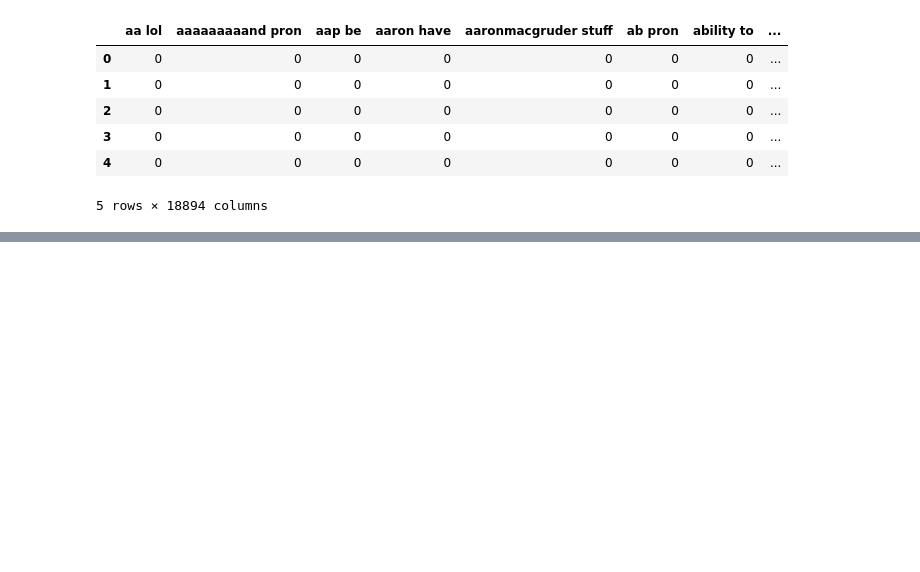
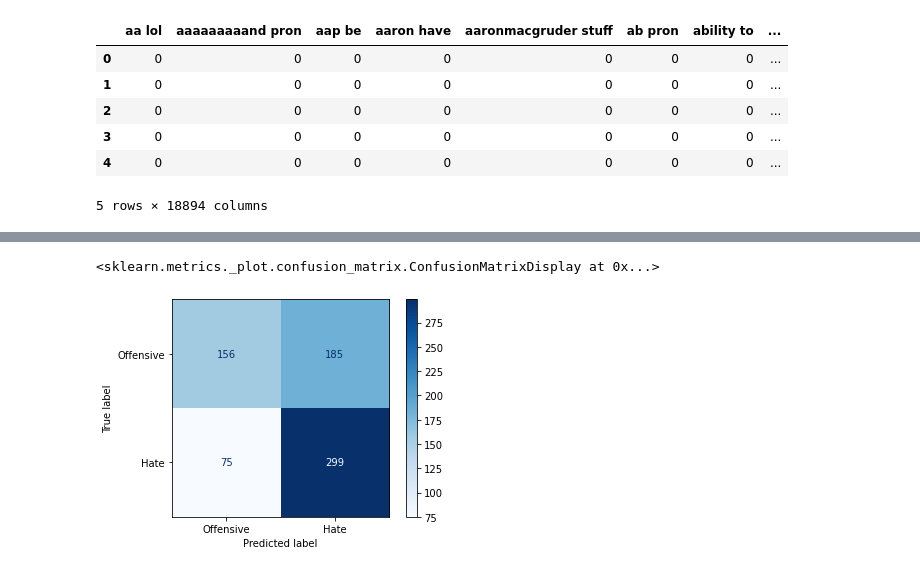
Before and after one commit to sheensta/twitter_hate_speech, a Jupyter notebook: notebooks/feature_selection_colin.ipynb, the cells around one changed output, grey strips where cells are left out. Drawn from its saved outputs; the diff is of its cells as text; code cells hidden in the pictures; blank space fills up the shorter version.

Commit message:
Model results for all 3 embeddings

```diff
--- a/notebooks/feature_selection_colin.ipynb
+++ b/notebooks/feature_selection_colin.ipynb
@@ -254,0 +255,6 @@ from sklearn import svm
+# %%
+X = ngrams_df.drop('class', axis='columns')
+y = ngrams_df['class'].astype(int)
+# %%
+from sklearn.model_selection import train_test_split
+X_train, X_test, y_train, y_test = train_test_split(X, y, random_state=42)
@@ -254,0 +266,9 @@ from sklearn import svm
+# %%
+gnb = GaussianNB()
+param_grid = [{}]
+grid_search = GridSearchCV(gnb,
+                           param_grid,
+                           cv=KFold(n_splits=5,
+                                              random_state=42).split(X_train, y_train),
+                           verbose=2)
+y_preds = grid_search.fit(X_train, y_train).predict(X_test)
@@ -254,0 +290,7 @@ from sklearn import svm
+# %%
+from sklearn.metrics import plot_confusion_matrix
+class_names = ['Offensive', 'Hate']
+plot_confusion_matrix(grid_search, X_test, y_test, cmap=plt.cm.Blues, display_labels = class_names, values_format = '')
+# %% [output]
+<sklearn.metrics._plot.confusion_matrix.ConfusionMatrixDisplay at 0x...>
+[figure, added]
```
Also changed, not shown: parts of 26 cells of this notebook.
